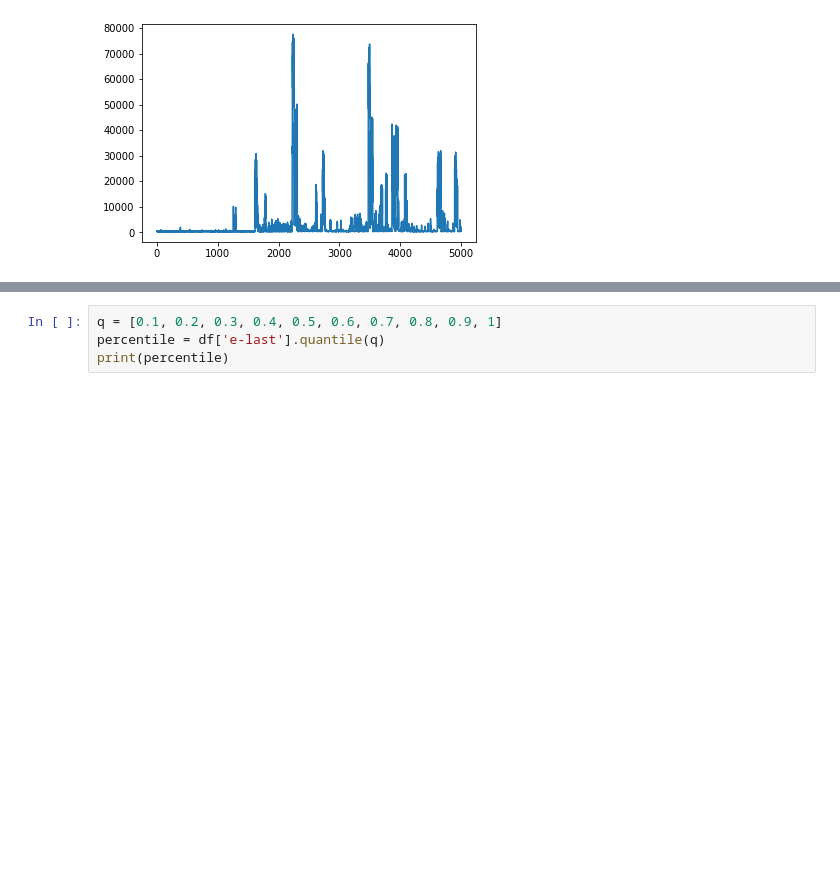
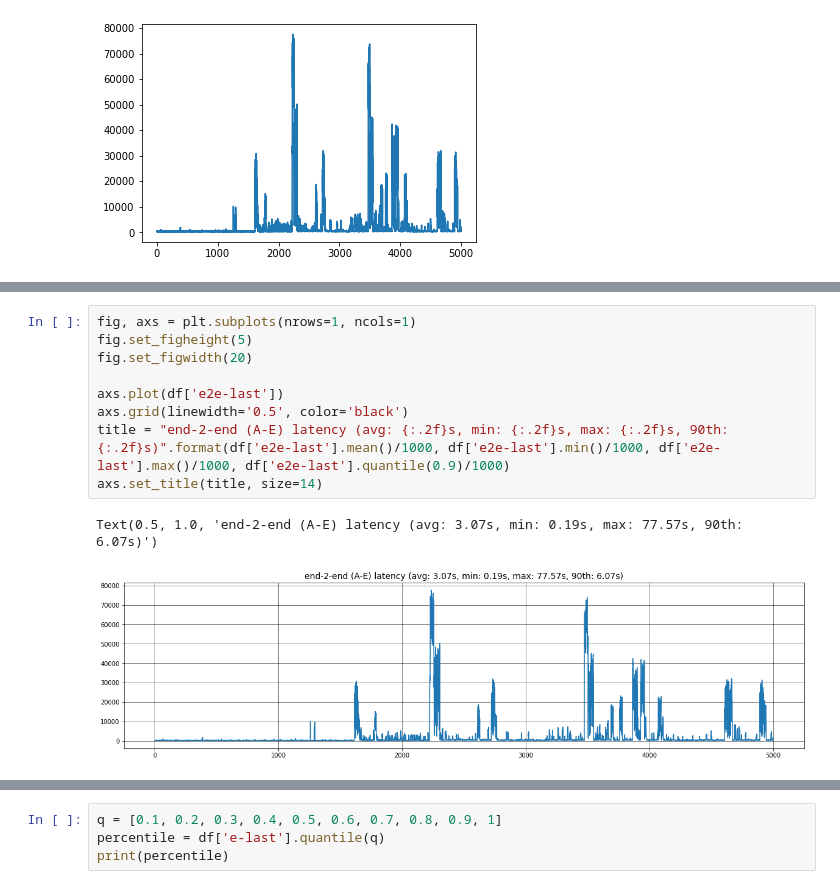
Before and after one commit to arlotito/adt-latency-tests, a Jupyter notebook: jupyter/plot.ipynb, the cells around one changed output, grey strips where cells are left out. Drawn from its saved outputs; the diff is of its cells as text; blank space fills up the shorter version.

```diff
--- a/jupyter/plot.ipynb
+++ b/jupyter/plot.ipynb
@@ -63,3 +75,15 @@ plt.plot(df['e2e-last'])
+# %%
+fig, axs = plt.subplots(nrows=1, ncols=1)
+fig.set_figheight(5)
+fig.set_figwidth(20)
+
+axs.plot(df['e2e-last'])
+axs.grid(linewidth='0.5', color='black')
+title = "end-2-end (A-E) latency (avg: {:.2f}s, min: {:.2f}s, max: {:.2f}s, 90th: {:.2f}s)".format(df['e2e-last'].mean()/1000, df['e2e-last'].min()/1000, df['e2e-last'].max()/1000, df['e2e-last'].quantile(0.9)/1000)
+axs.set_title(title, size=14)
+# %% [output]
+Text(0.5, 1.0, 'end-2-end (A-E) latency (avg: 3.07s, min: 0.19s, max: 77.57s, 90th: 6.07s)')
+[figure, added]
 # %%
 fig, axs = plt.subplots(nrows=2, ncols=1)
 fig.set_figheight(10)
```
Also changed, not shown: parts of 3 cells of this notebook, 4 other files.
